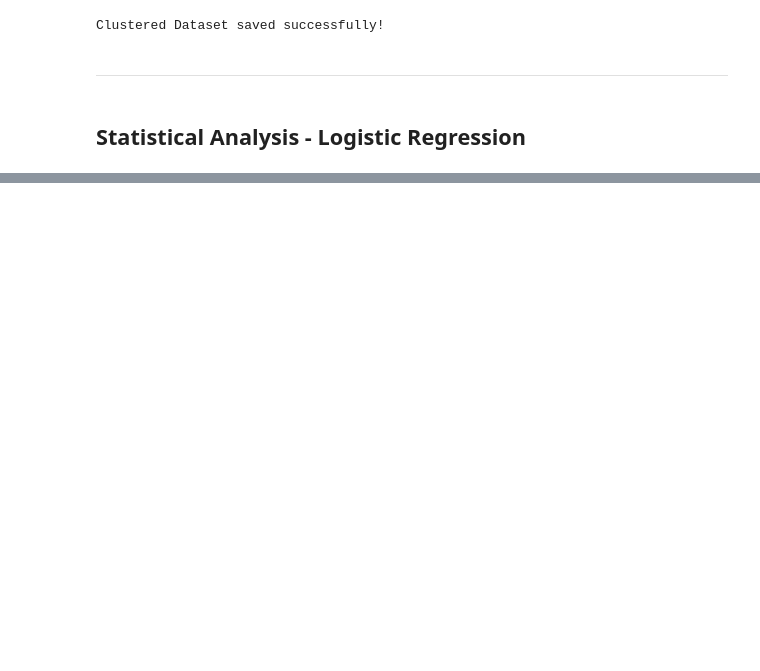
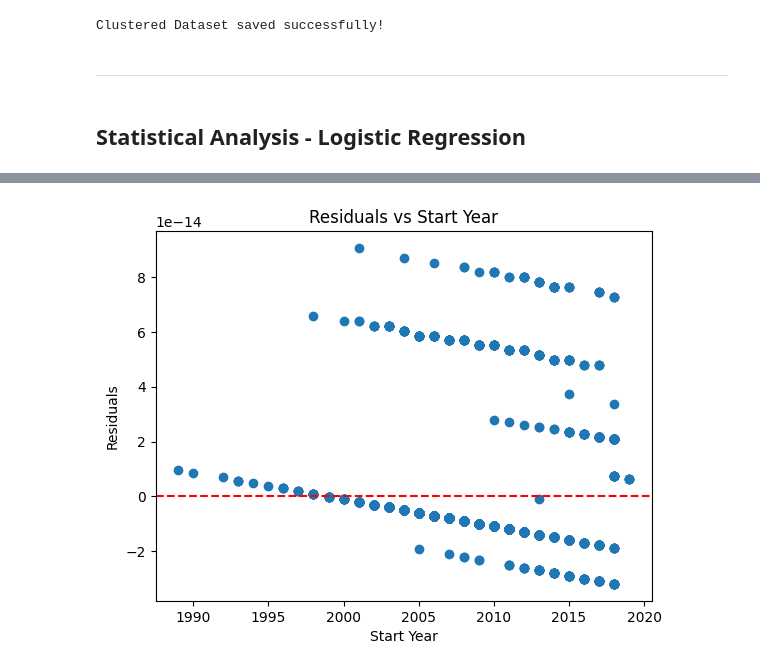
Before and after one commit to ksharpe-byte/clinical-trial-trends, a Jupyter notebook: jupyter_notebooks/hypothesis_testing.ipynb, the cells around one changed output, grey strips where cells are left out. Cells and saved outputs as stored; diff of their text form; code cells hidden in the pictures; blank space fills up the shorter version.

```diff
--- a/jupyter_notebooks/hypothesis_testing.ipynb
+++ b/jupyter_notebooks/hypothesis_testing.ipynb
@@ -440,0 +512,10 @@ Conduct time series analysis for further insights by conducting a linear regress
+# %%
+residuals = y_test - y_pred
+plt.scatter(X_test['Start_Year'], residuals)
+plt.axhline(0, color='red', linestyle='--')
+plt.xlabel('Start Year')
+plt.ylabel('Residuals')
+plt.title('Residuals vs Start Year')
+plt.show()
+# %% [output]
+[figure, added]
```
Also changed, not shown: parts of 7 cells of this notebook.
